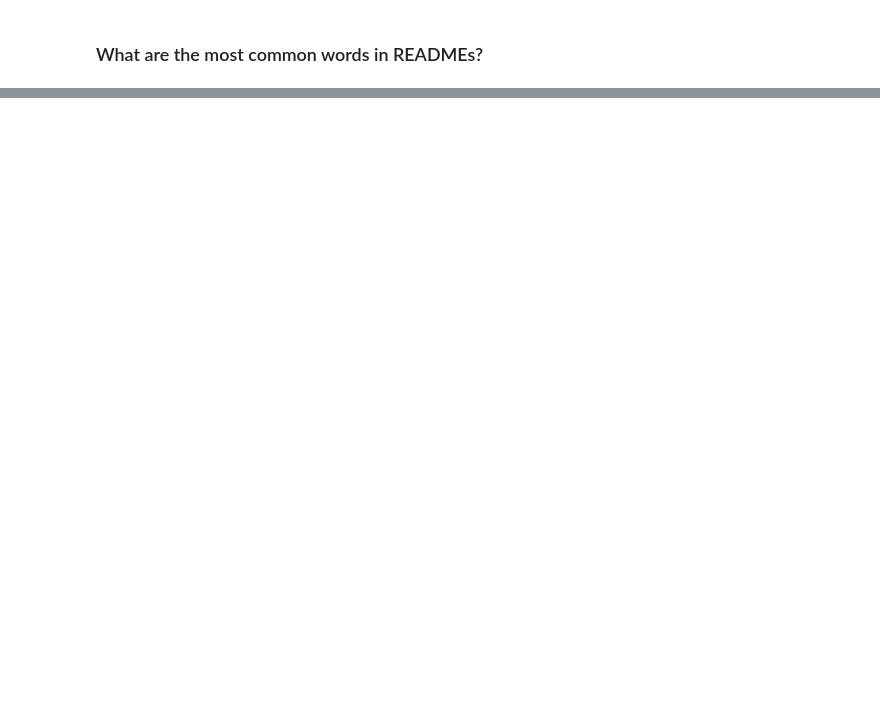
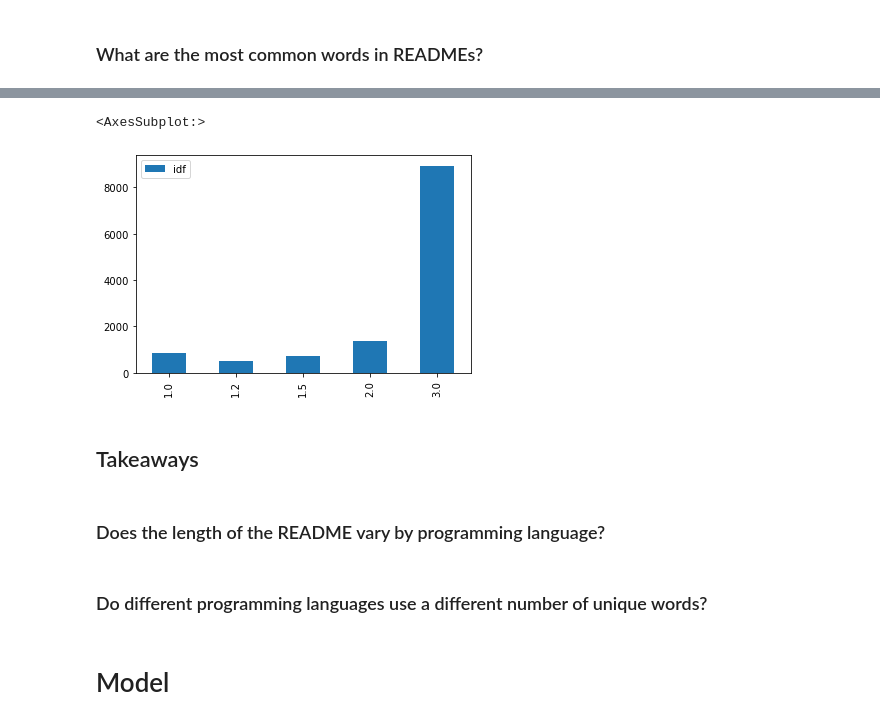
Before and after one commit to mariam-and-cindy/predicting-programming-languages, a Jupyter notebook: final_report_nlp.ipynb, the cells around one changed output, grey strips where cells are left out. Cells and saved outputs as stored; diff of their text form; code cells hidden in the pictures; blank space fills up the shorter version.

```diff
--- a/final_report_nlp.ipynb
+++ b/final_report_nlp.ipynb
@@ -139,0 +241,3 @@ We used our train split to explore the data. During exploration, we analyzed the
+# %%
+# Get a list of the unique words
+unique_words = pd.Series(' '.join(join_text.values()).split()).unique()
@@ -139,0 +249,12 @@ We used our train split to explore the data. During exploration, we analyzed the
+# %%
+def idf(word):
+    n_occurences = sum([1 for doc in join_text.values() if word in doc])
+    return len(join_text) / n_occurences
+# %%
+# put the unique words into a data frame
+idf_df =(pd.DataFrame(dict(word=unique_words))
+# calculate the idf for each word
+.assign(idf=lambda train: train.word.apply(idf))
+ # sort the data for presentation purposes
+ .set_index('word')
+ .sort_values(by='idf', ascending=False))
@@ -139,0 +310,14 @@ We used our train split to explore the data. During exploration, we analyzed the
+# %%
+#
+idf_df.groupby(idf).count().plot.bar()
+# %% [output]
+<AxesSubplot:>
+[figure, added]
+# %% [markdown]
+## Takeaways
+# %% [markdown]
+### Does the length of the README vary by programming language?
+# %% [markdown]
+### Do different programming languages use a different number of unique words?
+# %% [markdown]
+# Model
```
Also changed, not shown: parts of 32 cells of this notebook.
